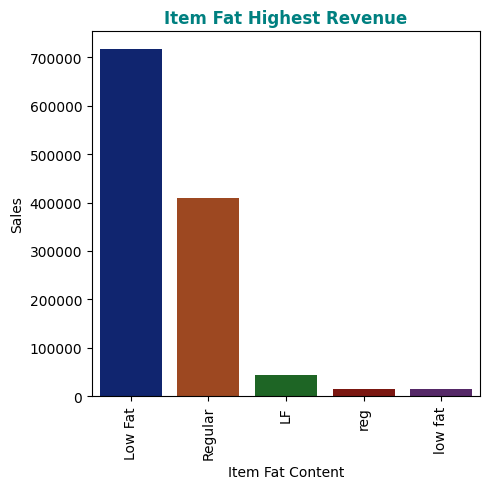
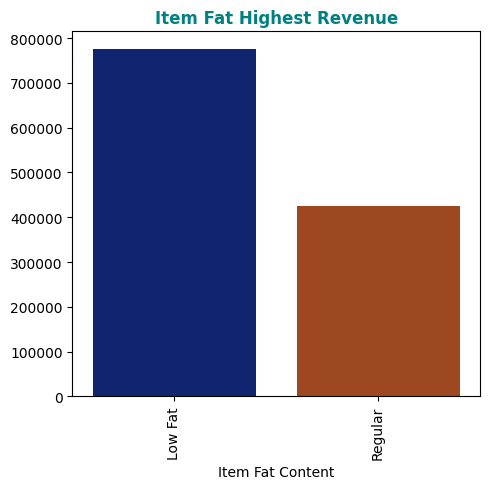
Code edit (unified diff) that turned the first committed figure into the second:
--- before
+++ after
@@ -1,4 +1,5 @@
+fat_sales=df.groupby("Item Fat Content")["Sales"].sum()
 plt.figure(figsize=(5,5))
-sns.barplot(data=revenue,palette="dark")
+sns.barplot(x=fat_sales.index,y=fat_sales.values,palette="dark")
 plt.title("Item Fat Highest Revenue",fontweight="bold",color="Teal")
 plt.xticks(rotation=90)

Commit: Add files via upload